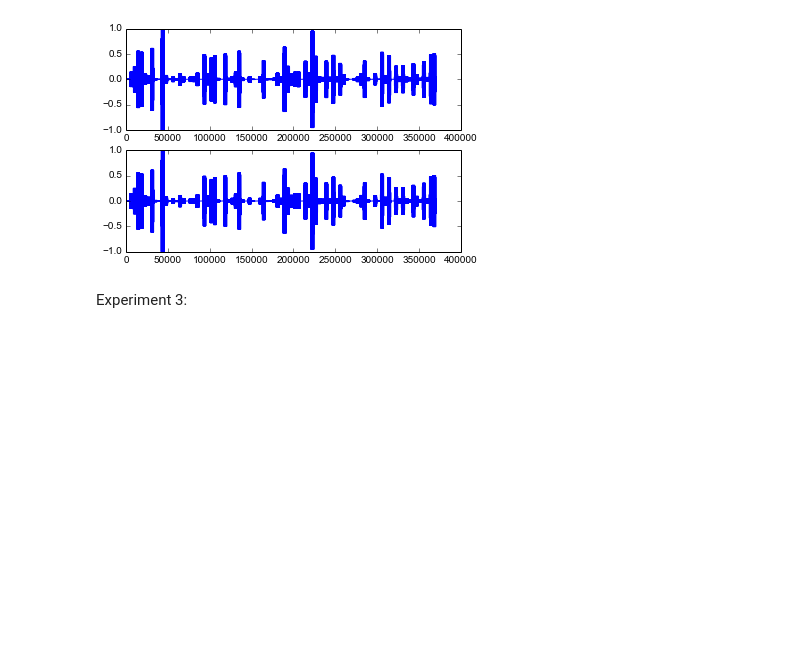
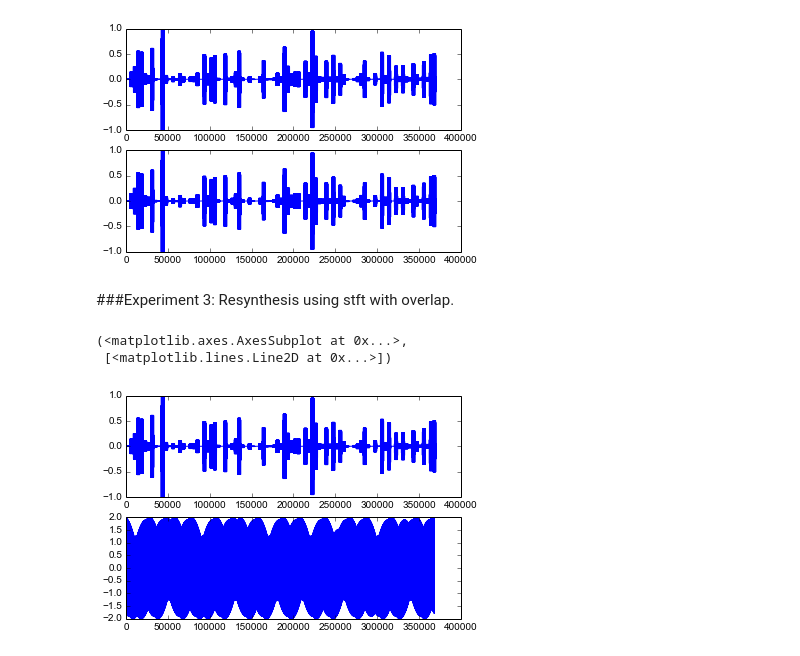
Before and after one commit to akshay1992/201A, a Jupyter notebook: Homework 3 - Image as a spectrogram.ipynb, the cells around one changed output. Drawn from its saved outputs; the diff is of its cells as text; code cells hidden in the pictures; blank space fills up the shorter version.

Commit message:
Overlap code finished. Minor bugs

```diff
--- a/Homework 3 - Image as a spectrogram.ipynb
+++ b/Homework 3 - Image as a spectrogram.ipynb
@@ -93,5 +88,7 @@ subplot(2, 1, 2), plot(resynth)
 (<matplotlib.axes.AxesSubplot at 0x...>,
  [<matplotlib.lines.Line2D at 0x...>])
 [figure]
-# %% [markdown]
-Experiment 3:
+# %% [markdown]
+###Experiment 3: Resynthesis using stft with overlap.
+# %%
+hop_size = -1
@@ -97,0 +123,27 @@ Experiment 3:
+# %%
+# Resynthesize
+def make_audio(spectrogram, hop_size):
+    spgram = spectrogram.copy()
+    NFFT,slices = spgram.shape
+
+    # Perform ifft
+    for i in range(slices):
+        spgram[:,i] = fft.ifft(spgram[:,i], n=NFFT)
+
+    # Overlap-add
+    head = spgram[:hop_size, :]
+    tail = spgram[-hop_size:, :]
+    head += tail
+
+    sound = (spgram[:hop_size, :]).copy()
+    sound = sound.flatten()
+    return sound
+
+resynth = make_audio(sgram, hop_size=hop_size)
+# %%
+subplot(2, 1, 1), plot(a.audio)
+subplot(2, 1, 2), plot(resynth)
+# %% [output]
+(<matplotlib.axes.AxesSubplot at 0x...>,
+ [<matplotlib.lines.Line2D at 0x...>])
+[figure, added]
```
Also changed, not shown: parts of 5 cells of this notebook.
